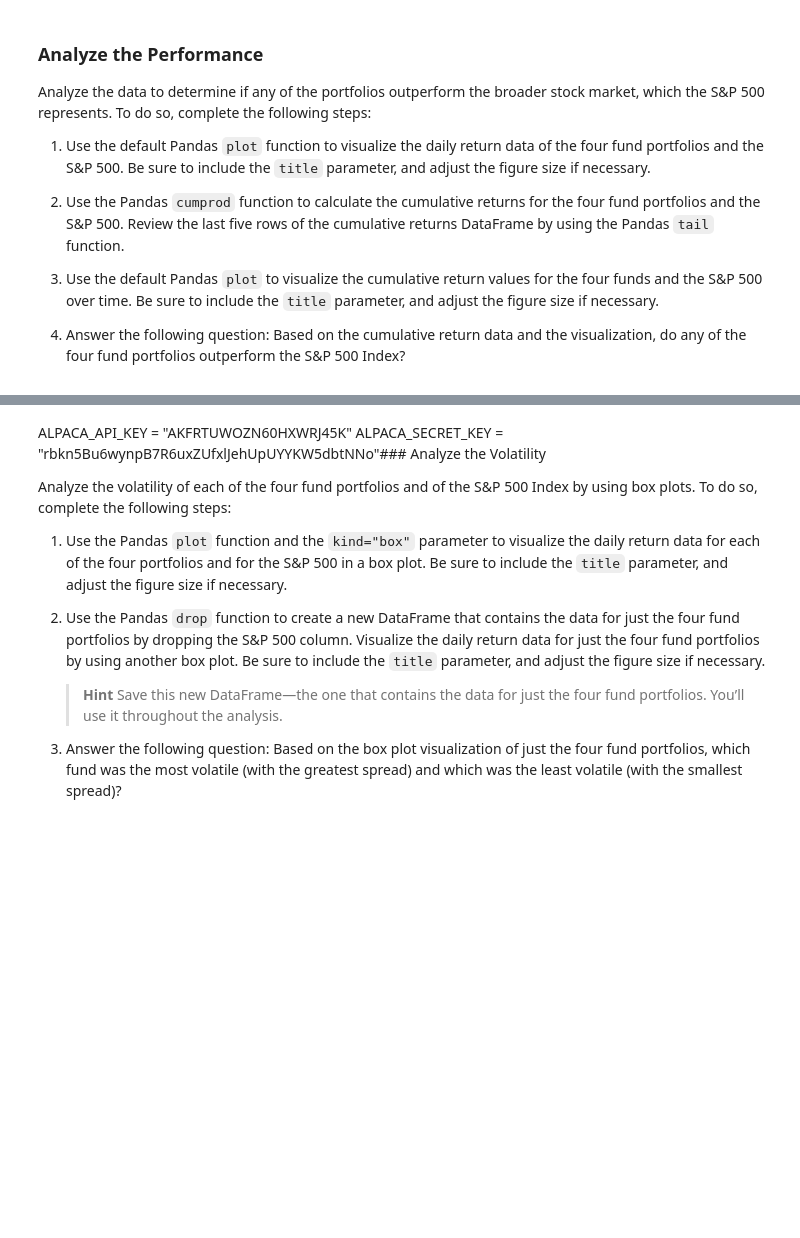
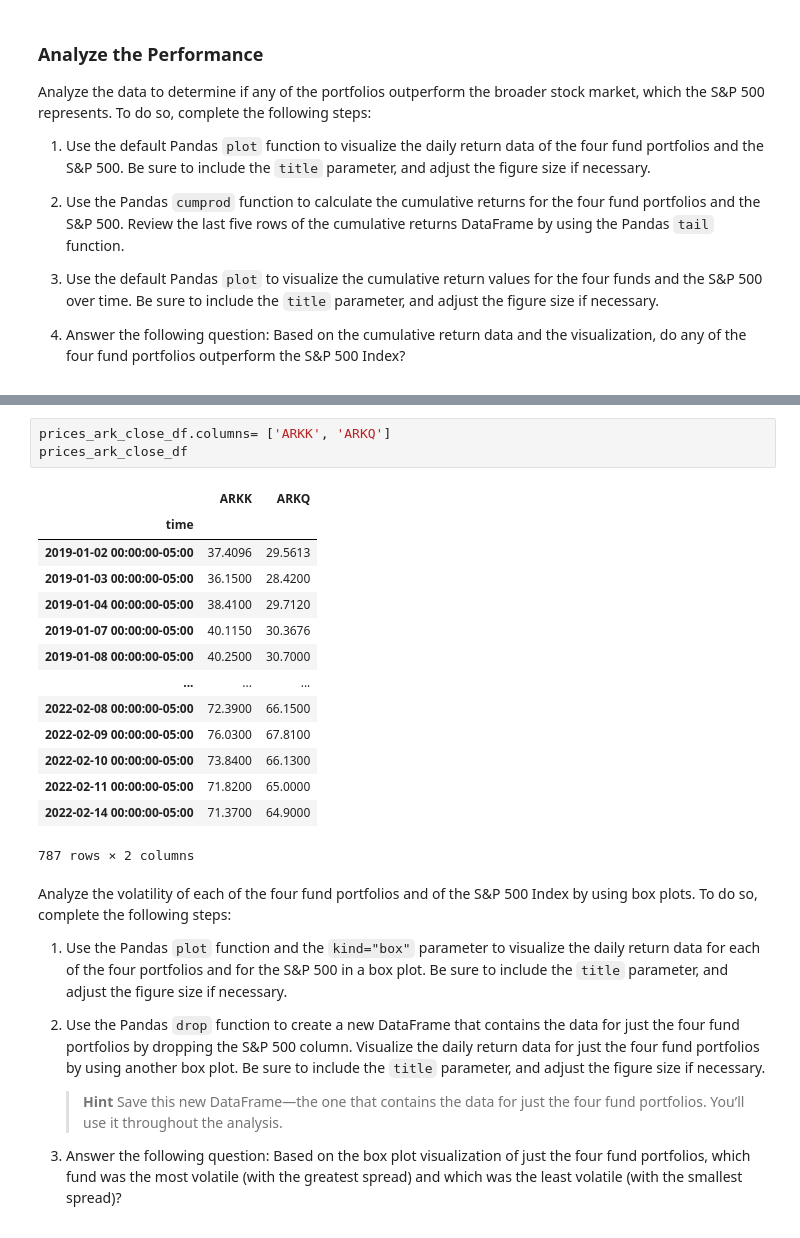
Before and after one commit to trekj/Project_1, a Jupyter notebook: project_ark_invest.ipynb, the cells around one changed output, grey strips where cells are left out. Saved outputs shown, nothing was run; the diff lists cells and outputs as text; blank space fills up the shorter version.

```diff
--- a/project_ark_invest.ipynb
+++ b/project_ark_invest.ipynb
@@ -234,6 +386,23 @@ ValueError: ('Key ID must be given to access Alpaca trade API', ' (env: APCA_API
+# %%
+prices_ark_close_df.columns= ['ARKK', 'ARKQ']
+prices_ark_close_df
+# %% [output]
+|  | ARKK | ARKQ |
+| time |  |  |
+| 2019-01-02 00:00:00-05:00 | 37.4096 | 29.5613 |
+| 2019-01-03 00:00:00-05:00 | 36.1500 | 28.4200 |
+| 2019-01-04 00:00:00-05:00 | 38.4100 | 29.7120 |
+| 2019-01-07 00:00:00-05:00 | 40.1150 | 30.3676 |
+| 2019-01-08 00:00:00-05:00 | 40.2500 | 30.7000 |
+| ... | ... | ... |
+| 2022-02-08 00:00:00-05:00 | 72.3900 | 66.1500 |
+| 2022-02-09 00:00:00-05:00 | 76.0300 | 67.8100 |
+| 2022-02-10 00:00:00-05:00 | 73.8400 | 66.1300 |
+| 2022-02-11 00:00:00-05:00 | 71.8200 | 65.0000 |
+| 2022-02-14 00:00:00-05:00 | 71.3700 | 64.9000 |
+787 rows × 2 columns
 # %% [markdown]
-ALPACA_API_KEY = "AKFRTUWOZN60HXWRJ45K"
-ALPACA_SECRET_KEY = "rbkn5Bu6wynpB7R6uxZUfxlJehUpUYYKW5dbtNNo"### Analyze the Volatility
+
 
 Analyze the volatility of each of the four fund portfolios and of the S&P 500 Index by using box plots. To do so, complete the following steps:
 
```
Also changed, not shown: parts of 9 cells of this notebook.
